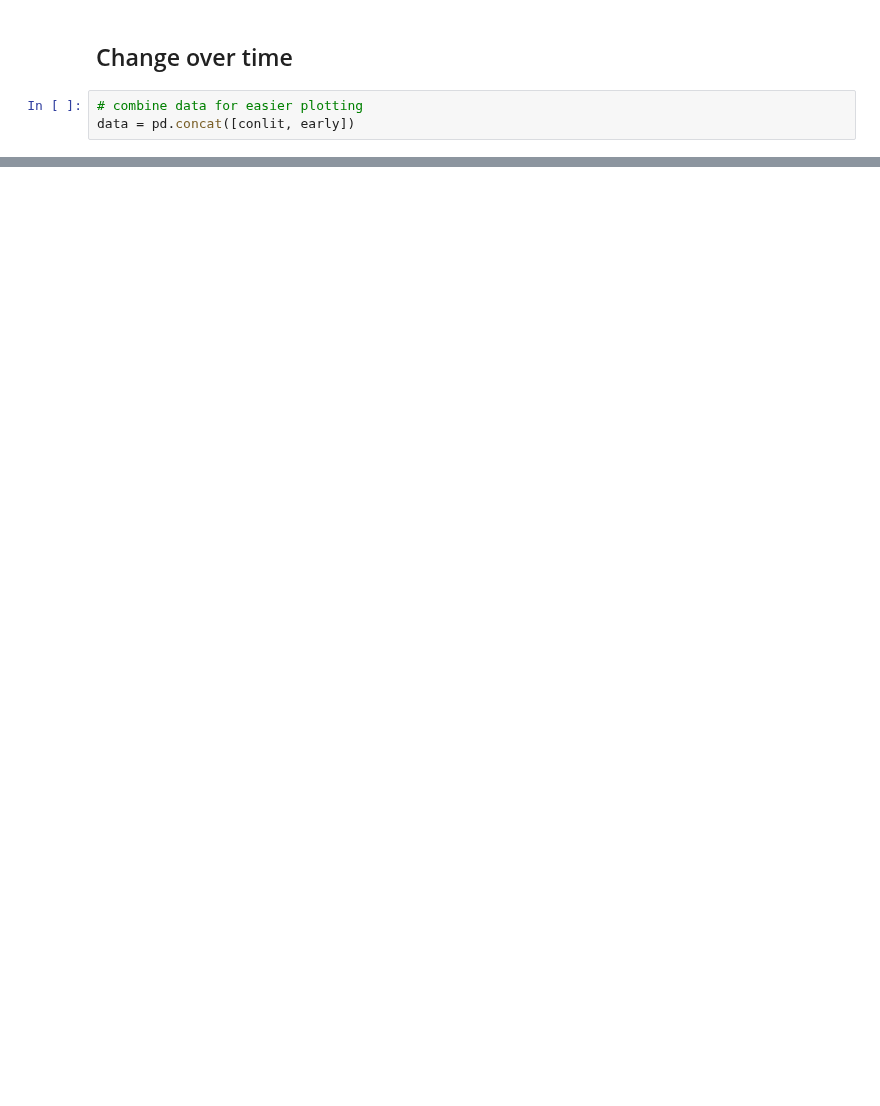
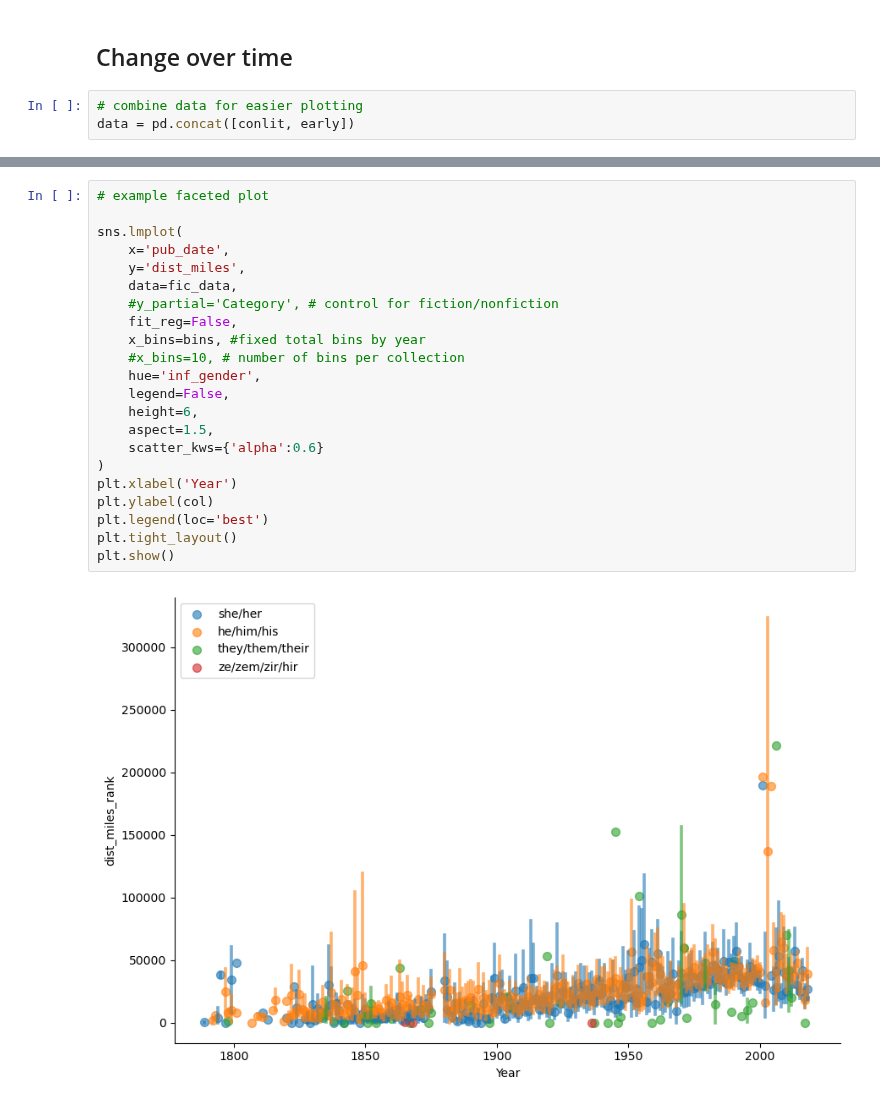
Before and after one commit to wilkens/mobility-books, a Jupyter notebook: notebooks/Data analysis MW.ipynb, the cells around one changed output, grey strips where cells are left out. Saved outputs shown, nothing was run; the diff lists cells and outputs as text; blank space fills up the shorter version.

Commit message:
Move older data

```diff
--- a/notebooks/Data analysis MW.ipynb
+++ b/notebooks/Data analysis MW.ipynb
@@ -495,2 +514,26 @@ with warnings.catch_warnings():
 [figure]
 ... (10 outputs left out)
+# %%
+# example faceted plot
+
+sns.lmplot(
+    x='pub_date',
+    y='dist_miles',
+    data=fic_data,
+    #y_partial='Category', # control for fiction/nonfiction
+    fit_reg=False,
+    x_bins=bins, #fixed total bins by year
+    #x_bins=10, # number of bins per collection
+    hue='inf_gender',
+    legend=False,
+    height=6,
+    aspect=1.5,
+    scatter_kws={'alpha':0.6}
+)
+plt.xlabel('Year')
+plt.ylabel(col)
+plt.legend(loc='best')
+plt.tight_layout()
+plt.show()
+# %% [output]
+[figure, added]
```
Also changed, not shown: parts of 5 cells of this notebook, 2 other files.
